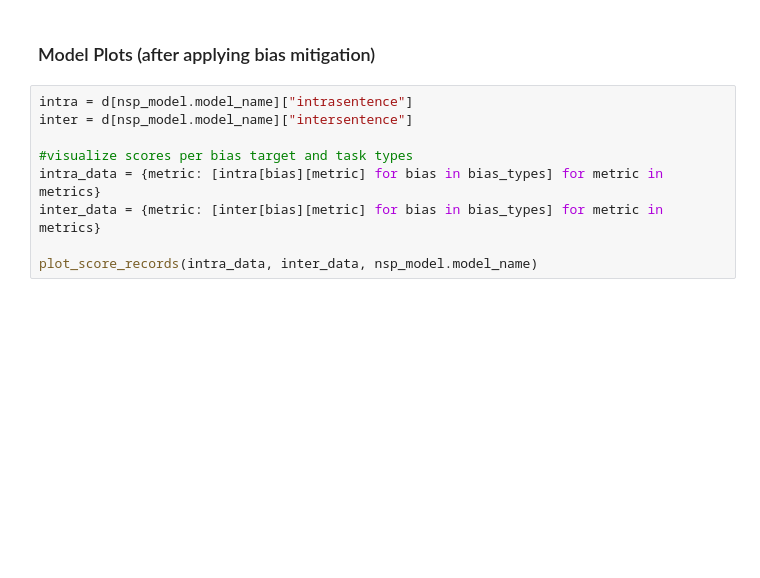
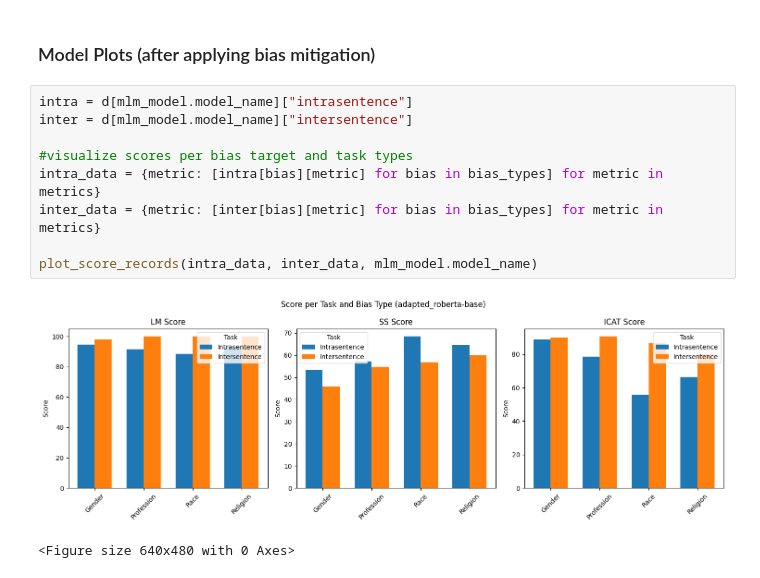
Before and after one commit to Abudo-S/MindTheGap, a Jupyter notebook: MindTheGap.ipynb, the cells around one changed output. Cells and saved outputs as stored; diff of their text form; blank space fills up the shorter version.

Commit message:
Add adapted model overall evaluation in MindTheGape.

```diff
--- a/MindTheGap.ipynb
+++ b/MindTheGap.ipynb
@@ -720,14 +868,17 @@ with open(RESULTS_FILE, "w+") as f:
 # %% [markdown]
 ### Model Plots (after applying bias mitigation)
 # %%
-intra = d[nsp_model.model_name]["intrasentence"]
-inter = d[nsp_model.model_name]["intersentence"]
+intra = d[mlm_model.model_name]["intrasentence"]
+inter = d[mlm_model.model_name]["intersentence"]
 
 #visualize scores per bias target and task types
 intra_data = {metric: [intra[bias][metric] for bias in bias_types] for metric in metrics}
 inter_data = {metric: [inter[bias][metric] for bias in bias_types] for metric in metrics}
 
-plot_score_records(intra_data, inter_data, nsp_model.model_name)
+plot_score_records(intra_data, inter_data, mlm_model.model_name)
+# %% [output]
+[figure, added]
+<Figure size 640x480 with 0 Axes>
 # %%
 #visualize loss per bias target and task types
 intra_loss = [intra[bias]["Loss"] for bias in bias_types]
```
Also changed, not shown: parts of 11 cells of this notebook.
